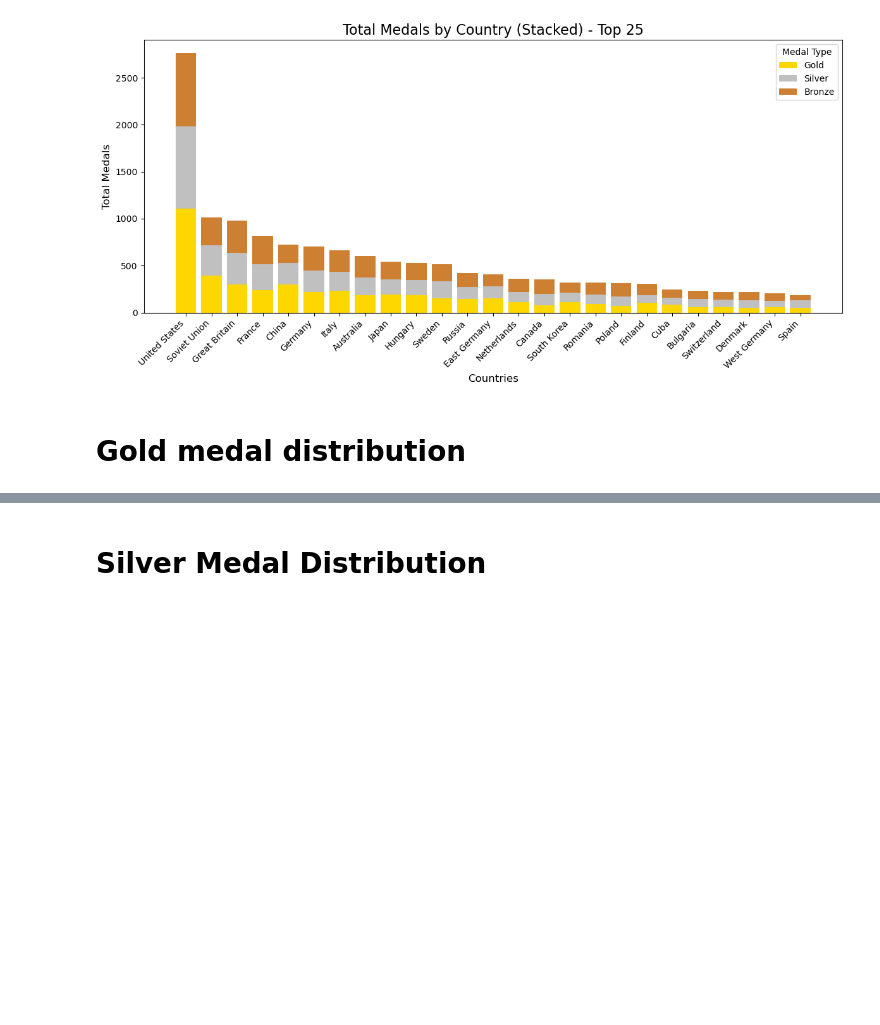
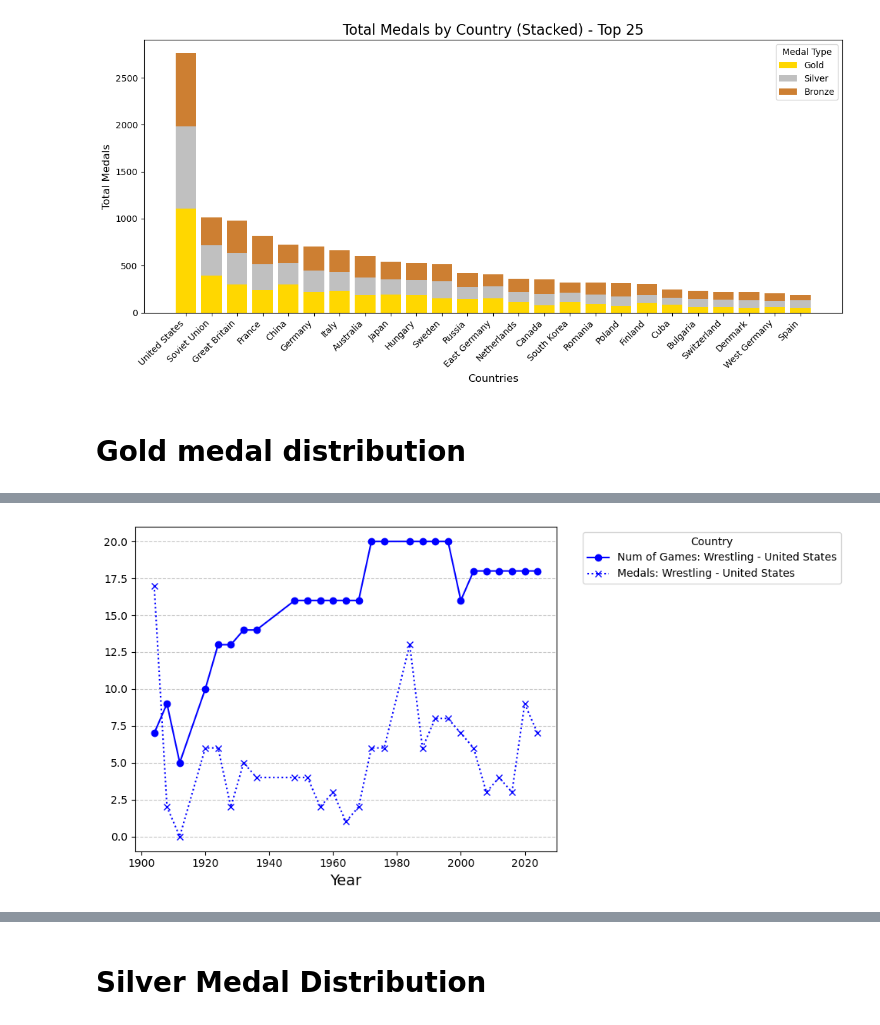
Before and after one commit to SuramyaAngdembay/mcm25, a Jupyter notebook: medal_count.ipynb, the cells around one changed output, grey strips where cells are left out. Cells and saved outputs as stored; diff of their text form; code cells hidden in the pictures; blank space fills up the shorter version.

```diff
--- a/medal_count.ipynb
+++ b/medal_count.ipynb
@@ -184,3 +257,55 @@ plt.show()
+# %%
+# Number of medals in a specific sport and number of sports in a year
+import matplotlib.cm as cm
+import itertools
+
+top_countries = ['United States']
+
+df = pd.read_csv('./data/final_data.csv')
+
+# Select rows where the NOC is in the selected_countries list
+df = df[df['NOC'].isin(top_countries)]
+
+df['total_sport_medal'] = df[['sport_medal_gold','sport_medal_silver','sport_medal_bronze']].sum(axis=1).astype(int)
+
+
+sport = 'Wrestling'
+
+colors = ['blue', 'green', 'red', 'purple', 'orange']  # You can expand or change this list
+color_cycle = itertools.cycle(colors)
+
+plt.figure(figsize=(10, 5))
+
+for country in top_countries:
+    selected_sport = df[df['Sport'] == sport]
+    color = next(color_cycle)
+
+    plt.plot(
+        selected_sport['Year'], selected_sport['num_games_sports_each_year'],
+        marker='o', label=f'Num of Games: {sport} - {country}',  color= color
+          # Assign a distinct color to each line
+    )
+
+    plt.plot(
+        selected_sport['Year'], selected_sport['total_sport_medal'],
+        marker='x', label=f'Medals: {sport} - {country}',  color= color, linestyle=':'
+          # Assign a distinct color to each line
+    )
+
+
+# Customization
+# plt.title(f'Total Medals by Country in {sport} Over the Years', fontsize=16)
+plt.xlabel("Year", fontsize=14)
+# plt.ylabel("Number of Medals", fontsize=14)
+plt.legend(title="Country", bbox_to_anchor=(1.05, 1), loc='upper left')
+plt.grid(axis="y", linestyle="--", alpha=0.7)
+
+# Show the plot
+plt.tight_layout()
+plt.savefig('./images/sports_total.png')
+plt.show()
+# %% [output]
+[figure, added]
 # %%
 # Top 20 gold medals distribution over the year
 import matplotlib.cm as cm
```
Also changed, not shown: parts of 5 cells of this notebook, 3 other files.
